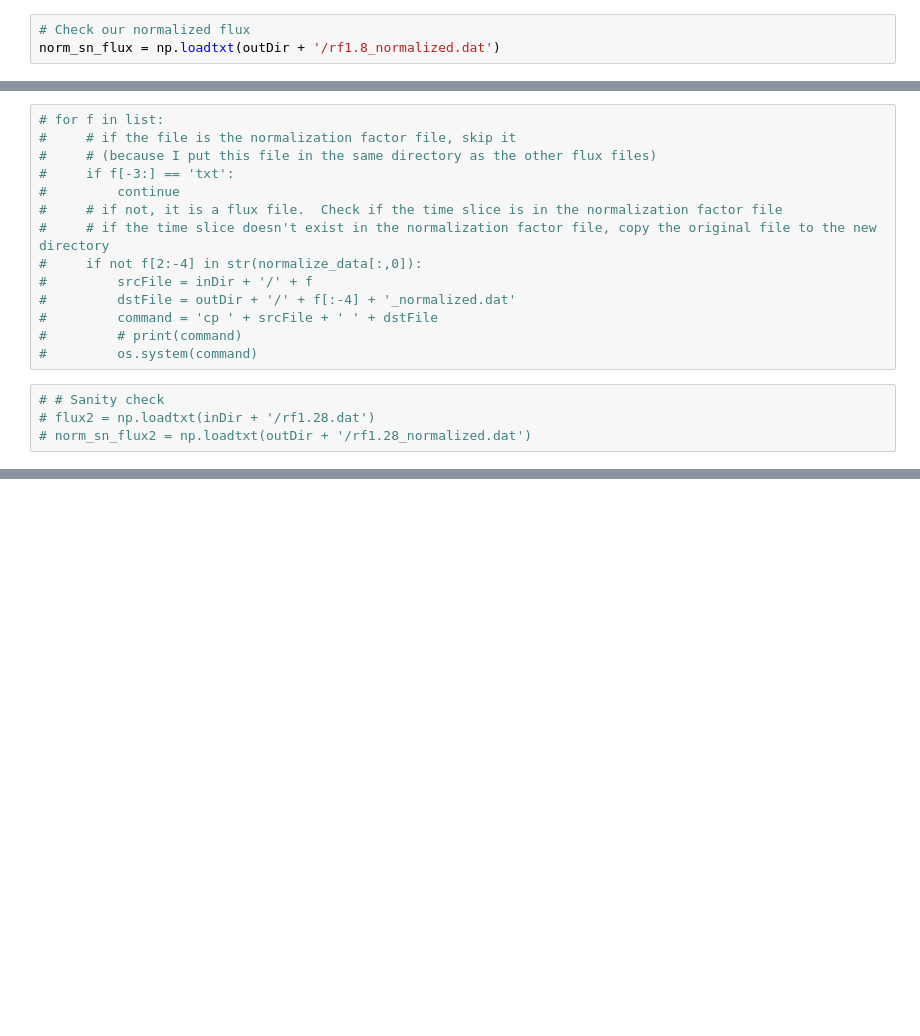
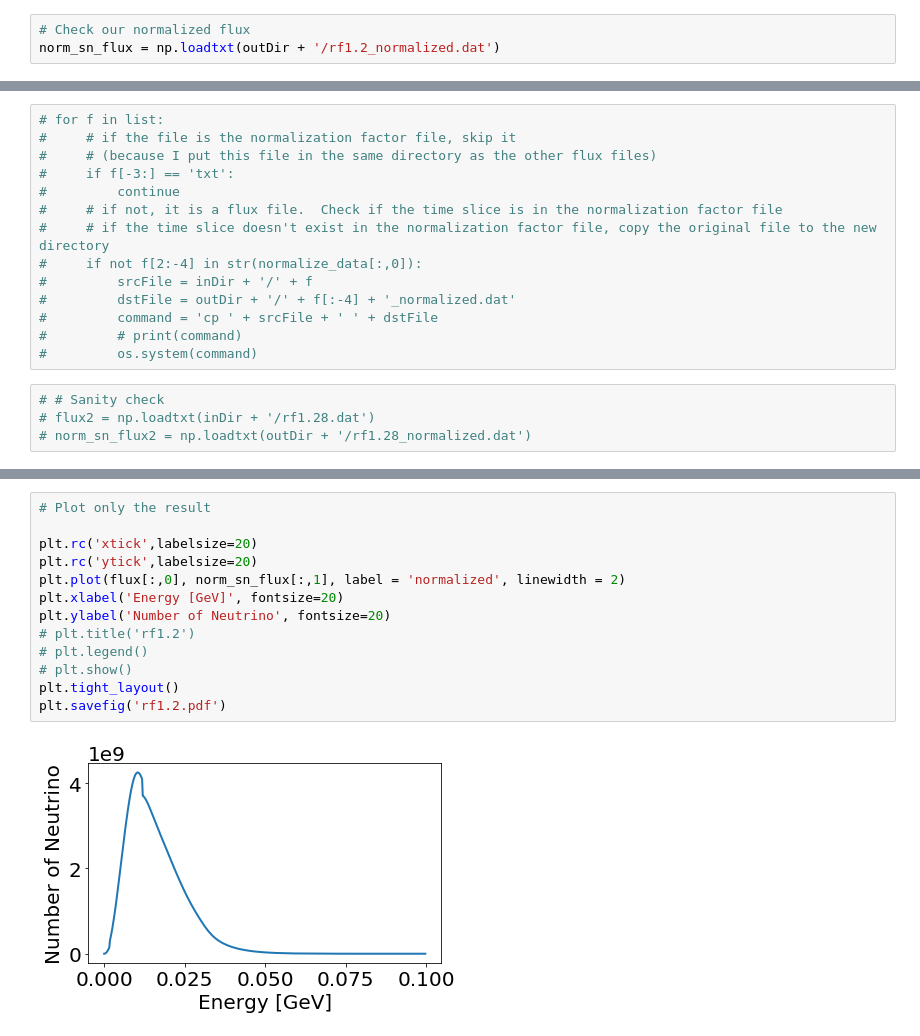
Before and after one commit to yuntsebaryon/SNOwGLoBESPlot, a Jupyter notebook: flux_normalization.ipynb, the cells around one changed output, grey strips where cells are left out. Drawn from its saved outputs; the diff is of its cells as text; blank space fills up the shorter version.

```diff
--- a/flux_normalization.ipynb
+++ b/flux_normalization.ipynb
@@ -85,7 +85,7 @@ for i in range(len(normalize_data)):
 # in the 'normalized_flux' folder
 # %%
 # Check our normalized flux
-norm_sn_flux = np.loadtxt(outDir + '/rf1.8_normalized.dat')
+norm_sn_flux = np.loadtxt(outDir + '/rf1.2_normalized.dat')
 # %%
 # Plot the result, this figure must be the same as the last figure
 plt.plot(flux[:,0], norm_sn_flux[:,1], label = 'normalized')
@@ -132,0 +131,15 @@ plt.show()
+# %%
+# Plot only the result
+
+plt.rc('xtick',labelsize=20)
+plt.rc('ytick',labelsize=20)
+plt.plot(flux[:,0], norm_sn_flux[:,1], label = 'normalized', linewidth = 2)
+plt.xlabel('Energy [GeV]', fontsize=20)
+plt.ylabel('Number of Neutrino', fontsize=20)
+# plt.title('rf1.2')
+# plt.legend()
+# plt.show()
+plt.tight_layout()
+plt.savefig('rf1.2.pdf')
+# %% [output]
+[figure, added]
```
Also changed, not shown: parts of 6 cells of this notebook.
